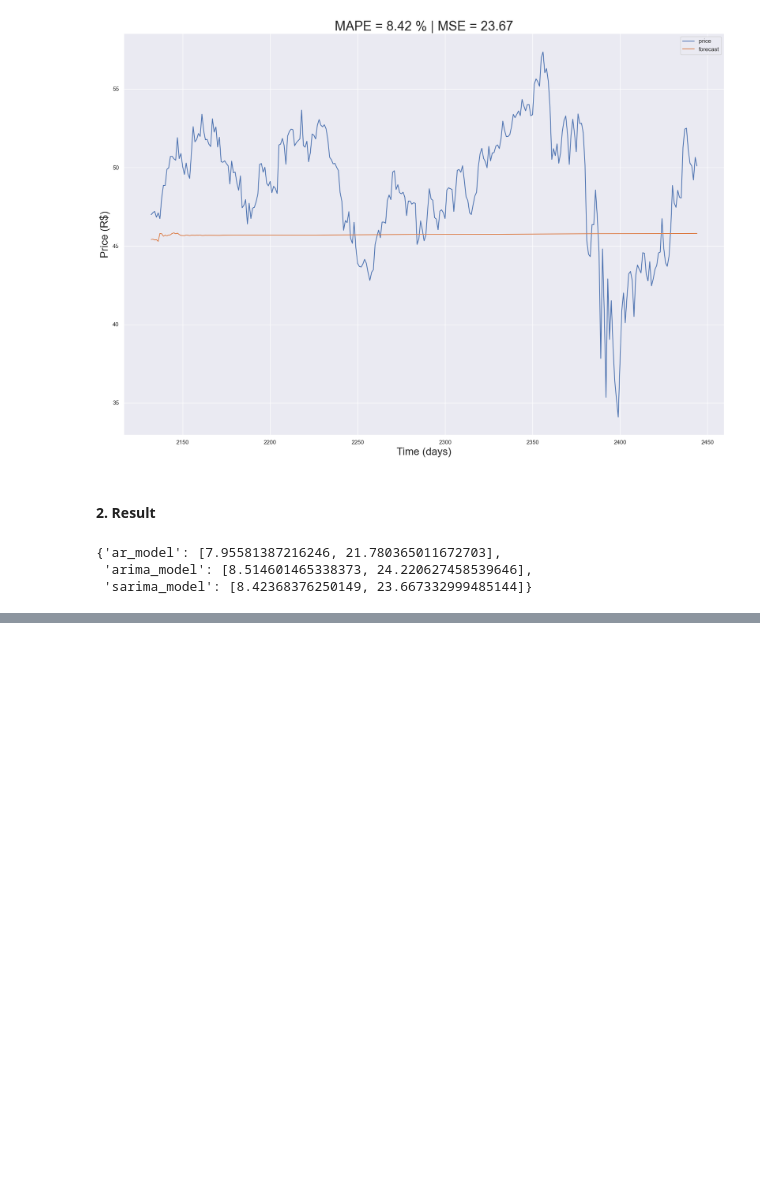
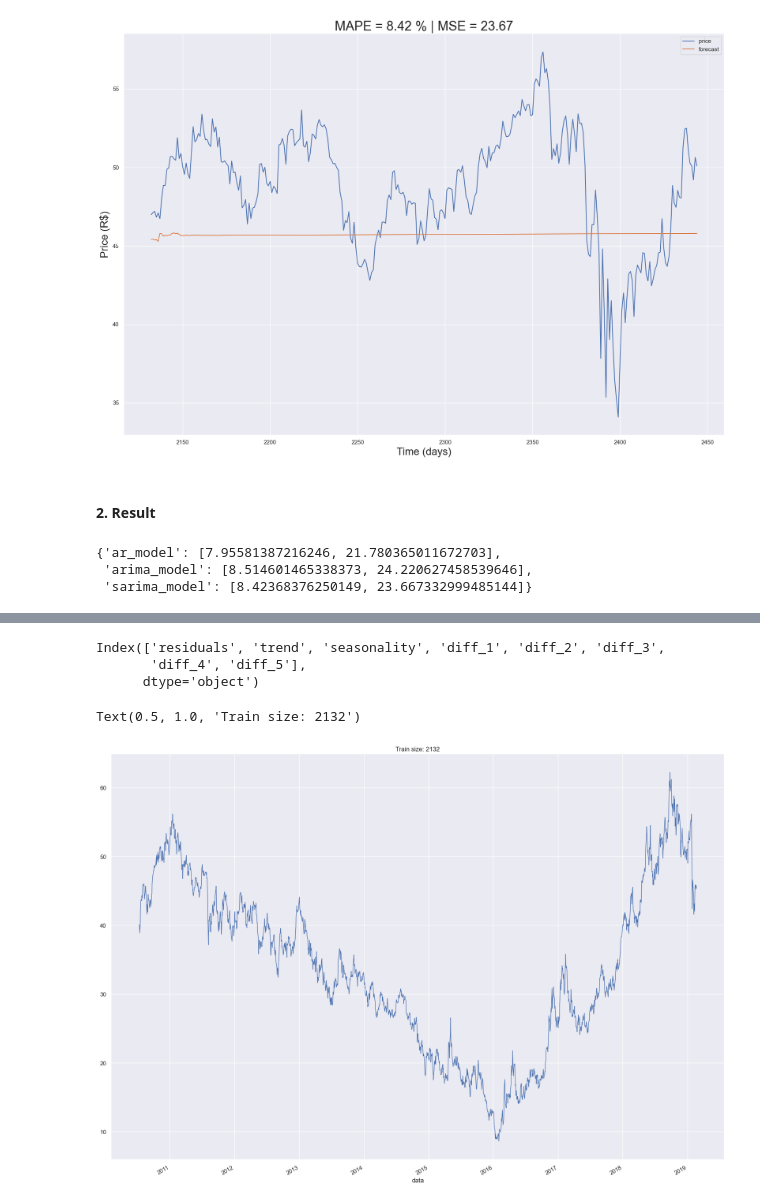
Before and after one commit to shubham8all/Time-Series-Data-Forecasting---StockMarket, a Jupyter notebook: notebooks/Preprocessing and Data Exploration.ipynb, the cells around one changed output, grey strips where cells are left out. Cells and saved outputs as stored; diff of their text form; code cells hidden in the pictures; blank space fills up the shorter version.

```diff
--- a/notebooks/Preprocessing and Data Exploration.ipynb
+++ b/notebooks/Preprocessing and Data Exploration.ipynb
@@ -1193,0 +1204,10 @@ dict_results
+# %%
+size_train = 2132
+size_test = 313
+print(size_train)
+print(size_test)
+
+df_train = df_vale3.iloc[:size_train]
+df_test = df_vale3.iloc[size_train:]
+print(df_train.columns)
+print(df_test.columns)
@@ -1193,0 +1223,16 @@ dict_results
+# %%
+df_vale3_without_target = df_train.columns
+df_vale3_without_target = df_vale3_without_target.drop('price')
+
+print(df_vale3_without_target)
+# %% [output]
+Index(['residuals', 'trend', 'seasonality', 'diff_1', 'diff_2', 'diff_3',
+       'diff_4', 'diff_5'],
+      dtype='object')
+# %%
+df_train['price'].plot(linewidth=1)
+plt.grid(True)
+plt.title(f'Train size: {len(df_train)}')
+# %% [output]
+Text(0.5, 1.0, 'Train size: 2132')
+[figure, added]
```
Also changed, not shown: parts of 28 cells of this notebook.
